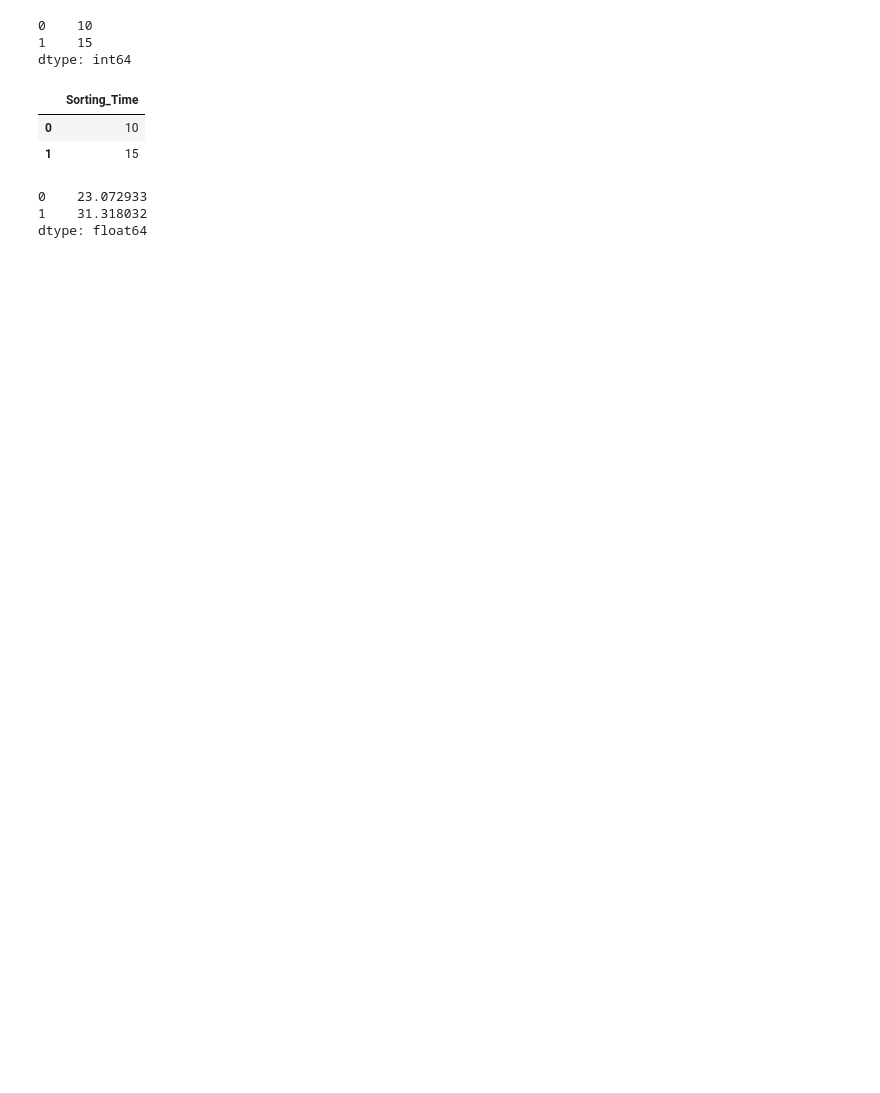
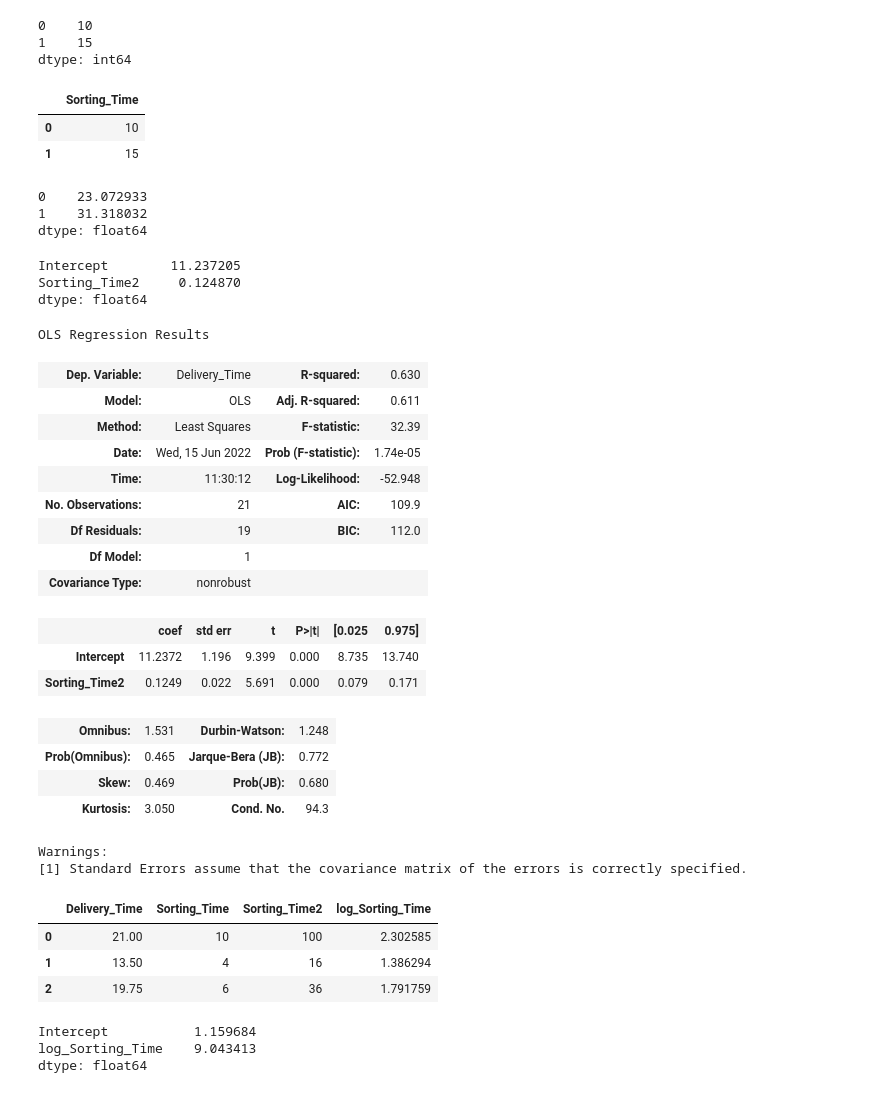
Before and after one commit to renkuntlamahessh/DataScience_Python, a Jupyter notebook: Assignment_04_Q1.ipynb, the cells around one changed output. Cells and saved outputs as stored; diff of their text form; code cells hidden in the pictures; blank space fills up the shorter version.

```diff
--- a/Assignment_04_Q1.ipynb
+++ b/Assignment_04_Q1.ipynb
@@ -121,3 +138,37 @@ model.predict(new_data)
 0    23.072933
 1    31.318032
 dtype: float64
+# %%
+df1 = df
+# %%
+df1['Sorting_Time2'] = df1['Sorting_Time']**2
+# %%
+model_1 = smf.ols("Delivery_Time~Sorting_Time2",data = df1).fit()
+# %%
+model_1.params
+# %% [output]
+Intercept        11.237205
+Sorting_Time2     0.124870
+dtype: float64
+# %%
+model_1.summary()
+# %% [output]
+OLS Regression Results
+| Dep. Variable: | Delivery_Time | R-squared: | 0.630 |
+| Model: | OLS | Adj. R-squared: | 0.611 |
+| Method: | Least Squares | F-statistic: | 32.39 |
+| Date: | Wed, 15 Jun 2022 | Prob (F-statistic): | 1.74e-05 |
+| Time: | 11:30:12 | Log-Likelihood: | -52.948 |
+| No. Observations: | 21 | AIC: | 109.9 |
+| Df Residuals: | 19 | BIC: | 112.0 |
+| Df Model: | 1 |  |  |
+| Covariance Type: | nonrobust |  |  |
+|  | coef | std err | t | P>|t| | [0.025 | 0.975] |
+| Intercept | 11.2372 | 1.196 | 9.399 | 0.000 | 8.735 | 13.740 |
+| Sorting_Time2 | 0.1249 | 0.022 | 5.691 | 0.000 | 0.079 | 0.171 |
+| Omnibus: | 1.531 | Durbin-Watson: | 1.248 |
+| Prob(Omnibus): | 0.465 | Jarque-Bera (JB): | 0.772 |
+| Skew: | 0.469 | Prob(JB): | 0.680 |
+| Kurtosis: | 3.050 | Cond. No. | 94.3 |
+Warnings:
+[1] Standard Errors assume that the covariance matrix of the errors is correctly specified.
@@ -123,0 +177,7 @@ dtype: float64
+# %%
+df1.head(3)
+# %% [output]
+|  | Delivery_Time | Sorting_Time | Sorting_Time2 | log_Sorting_Time |
+| 0 | 21.00 | 10 | 100 | 2.302585 |
+| 1 | 13.50 | 4 | 16 | 1.386294 |
+| 2 | 19.75 | 6 | 36 | 1.791759 |
@@ -123,0 +186,6 @@ dtype: float64
+# %%
+model_2.params
+# %% [output]
+Intercept           1.159684
+log_Sorting_Time    9.043413
+dtype: float64
```
Also changed, not shown: parts of 18 cells of this notebook.
